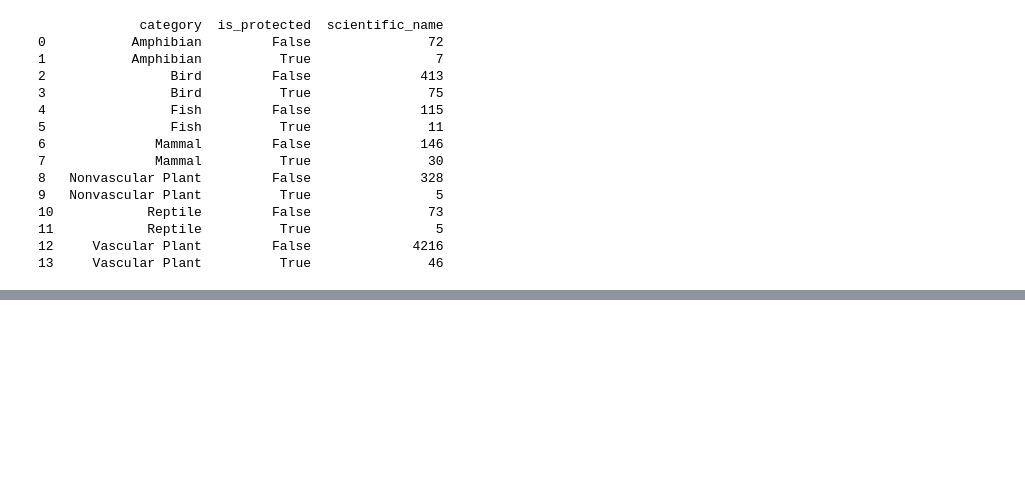
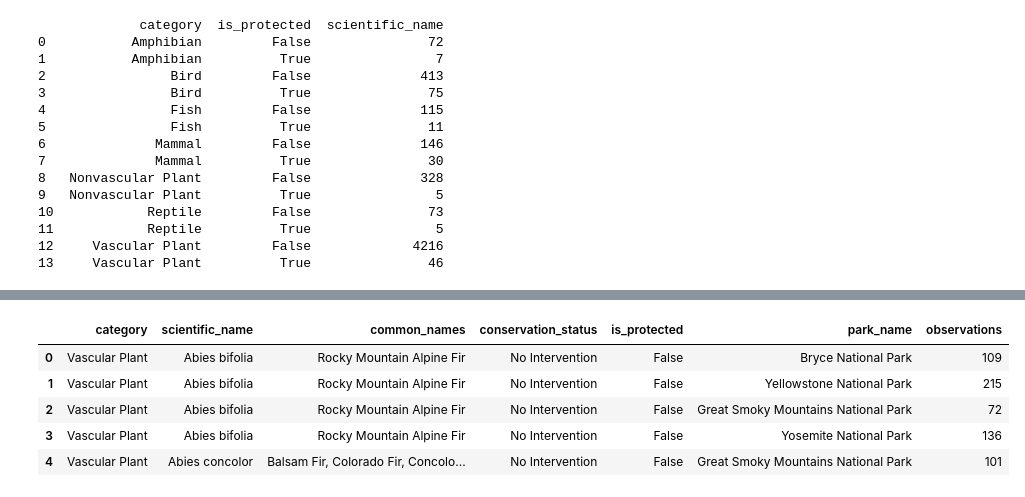
Before and after one commit to Kaitlan-Starchman/biodiversity-portfolio, a Jupyter notebook: biodiversity-portfolio-checkpoint.ipynb, the cells around one changed output, grey strips where cells are left out. Cells and saved outputs as stored; diff of their text form; code cells hidden in the pictures; blank space fills up the shorter version.

```diff
--- a/biodiversity-portfolio-checkpoint.ipynb
+++ b/biodiversity-portfolio-checkpoint.ipynb
@@ -176,0 +279,10 @@ print(category_counts) #Full list printed
+# %%
+merged_df = pd.merge(species, observations, on='scientific_name', how='outer')
+merged_df.head()
+# %% [output]
+|  | category | scientific_name | common_names | conservation_status | is_protected | park_name | observations |
+| 0 | Vascular Plant | Abies bifolia | Rocky Mountain Alpine Fir | No Intervention | False | Bryce National Park | 109 |
+| 1 | Vascular Plant | Abies bifolia | Rocky Mountain Alpine Fir | No Intervention | False | Yellowstone National Park | 215 |
+| 2 | Vascular Plant | Abies bifolia | Rocky Mountain Alpine Fir | No Intervention | False | Great Smoky Mountains National Park | 72 |
+| 3 | Vascular Plant | Abies bifolia | Rocky Mountain Alpine Fir | No Intervention | False | Yosemite National Park | 136 |
+| 4 | Vascular Plant | Abies concolor | Balsam Fir, Colorado Fir, Concolo... | No Intervention | False | Great Smoky Mountains National Park | 101 |
```
Also changed, not shown: parts of 28 cells of this notebook.
